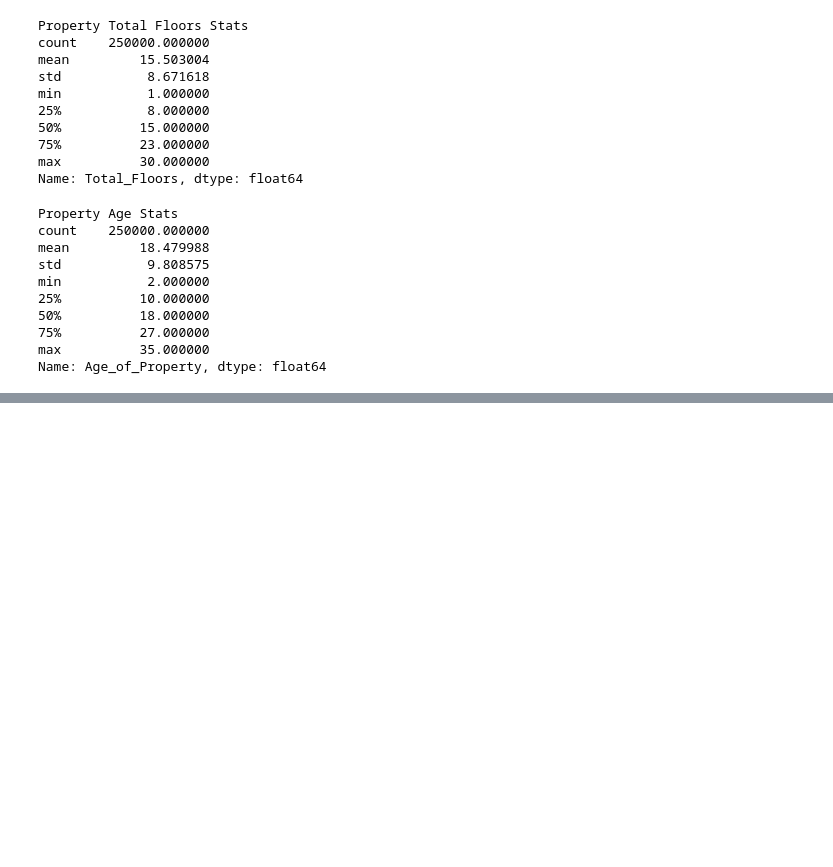
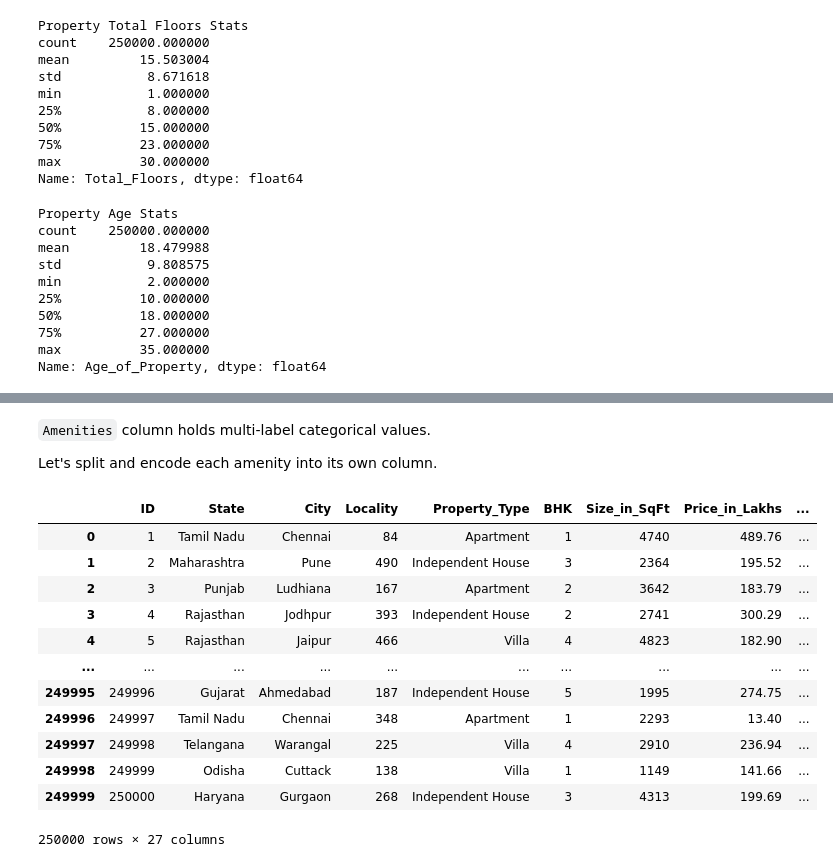
Before and after one commit to JS-Tharun/Real-Estate-Investment-Advisor, a Jupyter notebook: notebook.ipynb, the cells around one changed output, grey strips where cells are left out. Saved outputs shown, nothing was run; the diff lists cells and outputs as text; code cells hidden in the pictures; blank space fills up the shorter version.

```diff
--- a/notebook.ipynb
+++ b/notebook.ipynb
@@ -404,7 +404,3 @@ df['Price_per_SqFt']
 249998    0.123
 249999    0.046
 Name: Price_per_SqFt, Length: 250000, dtype: float64
-# %%
-# Rename the column from Price_per_SqFt to Price_per_SqFt_in_Lakhs
-df.rename(columns={'Price_per_SqFt': 'Price_per_SqFt_in_Lakhs'}, inplace=True)
-df['Price_per_SqFt_in_Lakhs']
@@ -509,0 +586,25 @@ Index(['ID', 'State', 'City', 'Locality', 'Property_Type', 'BHK',
+# %% [markdown]
+`Amenities` column holds multi-label categorical values.
+
+Let's split and encode each amenity into its own column.
+# %%
+# Splitting, encoding each amenity and removing amenities column from dataframe
+df_amenities = df['Amenities'].str.get_dummies(sep=', ')
+df_amenities = df_amenities.replace({1: 'Yes', 0: 'No'})
+df = pd.concat([df, df_amenities], axis=1)
+df = df.drop('Amenities', axis=1)
+df
+# %% [output]
+|  | ID | State | City | Locality | Property_Type | BHK | Size_in_SqFt | Price_in_Lakhs | ... |
+| 0 | 1 | Tamil Nadu | Chennai | 84 | Apartment | 1 | 4740 | 489.76 | ... |
+| 1 | 2 | Maharashtra | Pune | 490 | Independent House | 3 | 2364 | 195.52 | ... |
+| 2 | 3 | Punjab | Ludhiana | 167 | Apartment | 2 | 3642 | 183.79 | ... |
+| 3 | 4 | Rajasthan | Jodhpur | 393 | Independent House | 2 | 2741 | 300.29 | ... |
+| 4 | 5 | Rajasthan | Jaipur | 466 | Villa | 4 | 4823 | 182.90 | ... |
+| ... | ... | ... | ... | ... | ... | ... | ... | ... | ... |
+| 249995 | 249996 | Gujarat | Ahmedabad | 187 | Independent House | 5 | 1995 | 274.75 | ... |
+| 249996 | 249997 | Tamil Nadu | Chennai | 348 | Apartment | 1 | 2293 | 13.40 | ... |
+| 249997 | 249998 | Telangana | Warangal | 225 | Villa | 4 | 2910 | 236.94 | ... |
+| 249998 | 249999 | Odisha | Cuttack | 138 | Villa | 1 | 1149 | 141.66 | ... |
+| 249999 | 250000 | Haryana | Gurgaon | 268 | Independent House | 3 | 4313 | 199.69 | ... |
+250000 rows × 27 columns
```
Also changed, not shown: parts of 18 cells of this notebook.
